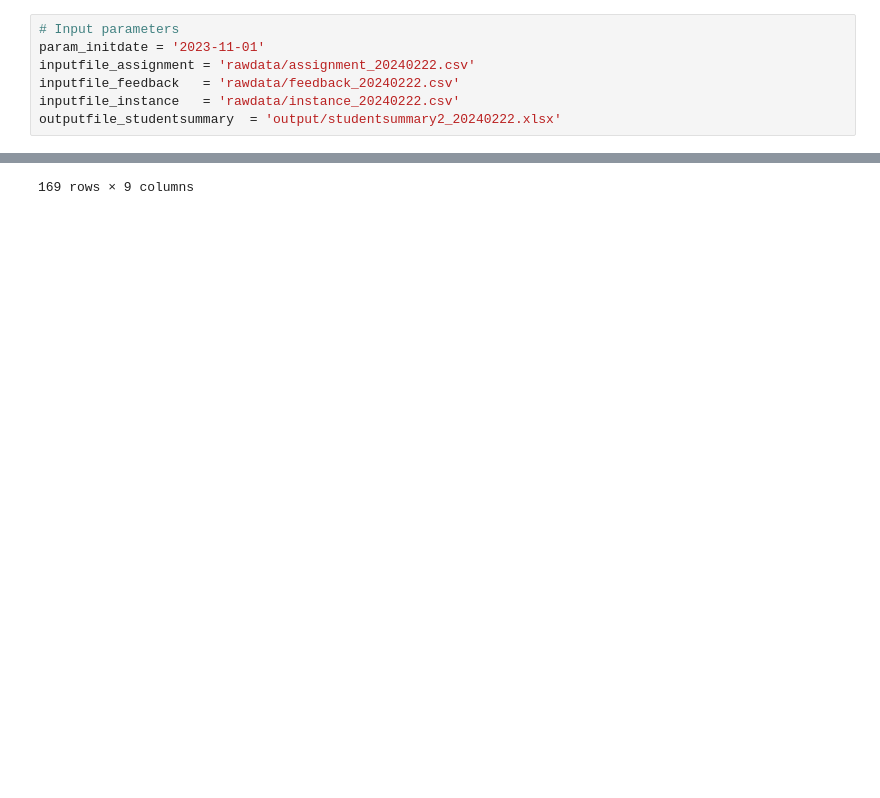
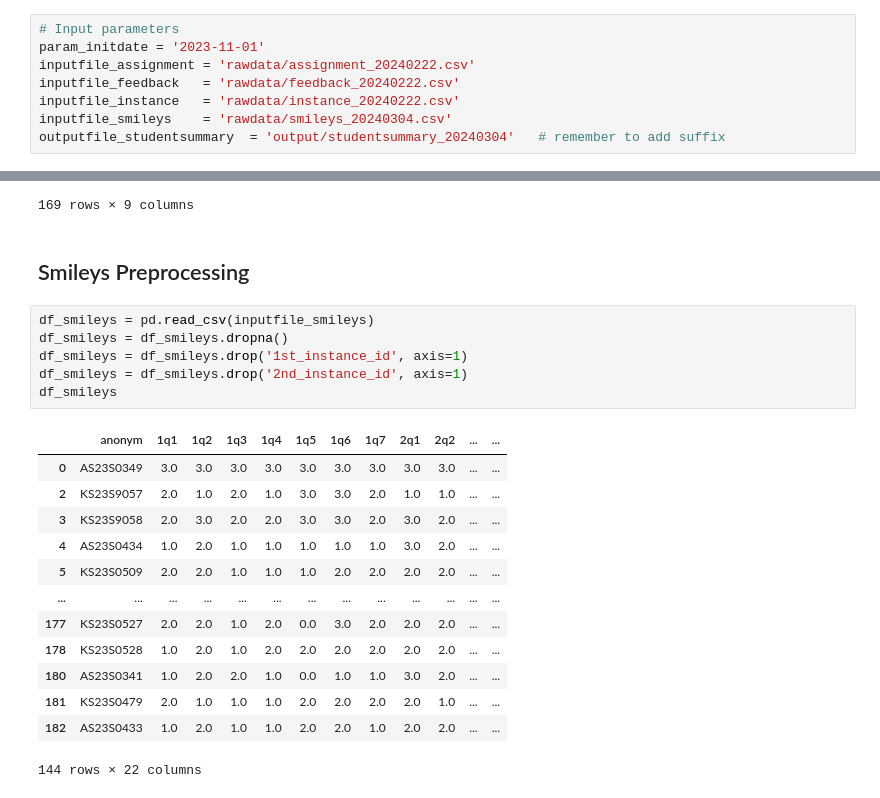
Before and after one commit to harrycslau/feedback-data-analytics, a Jupyter notebook: preprocess.ipynb, the cells around one changed output, grey strips where cells are left out. Cells and saved outputs as stored; diff of their text form; blank space fills up the shorter version.

Commit message:
Added smileys preprocess

```diff
--- a/preprocess.ipynb
+++ b/preprocess.ipynb
@@ -11,7 +11,8 @@ param_initdate = '2023-11-01'
 inputfile_assignment = 'rawdata/assignment_20240222.csv'
 inputfile_feedback   = 'rawdata/feedback_20240222.csv'
 inputfile_instance   = 'rawdata/instance_20240222.csv'
-outputfile_studentsummary  = 'output/studentsummary2_20240222.xlsx'
+inputfile_smileys    = 'rawdata/smileys_20240304.csv'
+outputfile_studentsummary  = 'output/studentsummary_20240304'   # remember to add suffix
 # %%
 # Import raw data and converting 'created' to datetime
 df_assignment = pd.read_csv(inputfile_assignment)
@@ -213,3 +214,25 @@ summary_df
 | 167 | KS23S7507 | 43da8763-68ef-4ed9-8735-162eeceedf07 | SPU5A | 2023-11-03 07:28:50.540000 | 2023-11-03 08:00:26.558000 | <NA> | ... |
 | 168 | KS23S7508 | 462953eb-7349-4a56-ad44-2057514f7aa4 | MPU5A | 2023-11-03 07:22:52.264000 | NaT | <NA> | ... |
 169 rows × 9 columns
+# %% [markdown]
+## Smileys Preprocessing
+# %%
+df_smileys = pd.read_csv(inputfile_smileys)
+df_smileys = df_smileys.dropna()
+df_smileys = df_smileys.drop('1st_instance_id', axis=1)
+df_smileys = df_smileys.drop('2nd_instance_id', axis=1)
+df_smileys
+# %% [output]
+|  | anonym | 1q1 | 1q2 | 1q3 | 1q4 | 1q5 | 1q6 | 1q7 | 2q1 | 2q2 | ... | ... |
+| 0 | AS23S0349 | 3.0 | 3.0 | 3.0 | 3.0 | 3.0 | 3.0 | 3.0 | 3.0 | 3.0 | ... | ... |
+| 2 | KS23S9057 | 2.0 | 1.0 | 2.0 | 1.0 | 3.0 | 3.0 | 2.0 | 1.0 | 1.0 | ... | ... |
+| 3 | KS23S9058 | 2.0 | 3.0 | 2.0 | 2.0 | 3.0 | 3.0 | 2.0 | 3.0 | 2.0 | ... | ... |
+| 4 | AS23S0434 | 1.0 | 2.0 | 1.0 | 1.0 | 1.0 | 1.0 | 1.0 | 3.0 | 2.0 | ... | ... |
+| 5 | KS23S0509 | 2.0 | 2.0 | 1.0 | 1.0 | 1.0 | 2.0 | 2.0 | 2.0 | 2.0 | ... | ... |
+| ... | ... | ... | ... | ... | ... | ... | ... | ... | ... | ... | ... | ... |
+| 177 | KS23S0527 | 2.0 | 2.0 | 1.0 | 2.0 | 0.0 | 3.0 | 2.0 | 2.0 | 2.0 | ... | ... |
+| 178 | KS23S0528 | 1.0 | 2.0 | 1.0 | 2.0 | 2.0 | 2.0 | 2.0 | 2.0 | 2.0 | ... | ... |
+| 180 | AS23S0341 | 1.0 | 2.0 | 2.0 | 1.0 | 0.0 | 1.0 | 1.0 | 3.0 | 2.0 | ... | ... |
+| 181 | KS23S0479 | 2.0 | 1.0 | 1.0 | 1.0 | 2.0 | 2.0 | 2.0 | 2.0 | 1.0 | ... | ... |
+| 182 | AS23S0433 | 1.0 | 2.0 | 1.0 | 1.0 | 2.0 | 2.0 | 1.0 | 2.0 | 2.0 | ... | ... |
+144 rows × 22 columns
```
Also changed, not shown: parts of 3 cells of this notebook, 1 other file.
